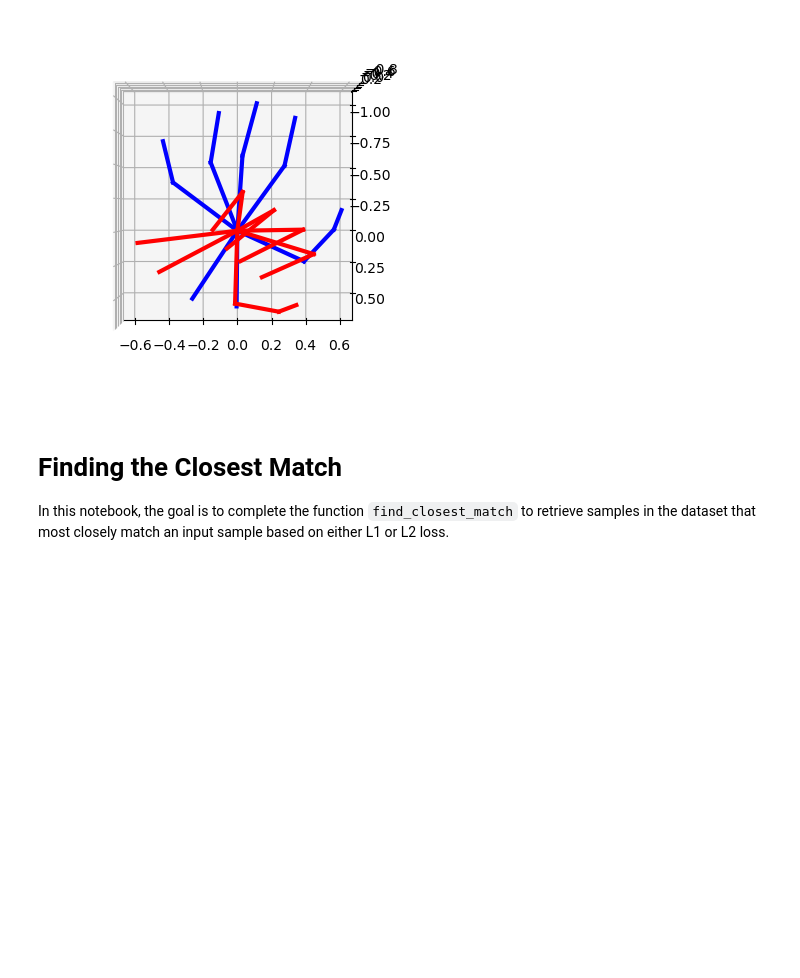
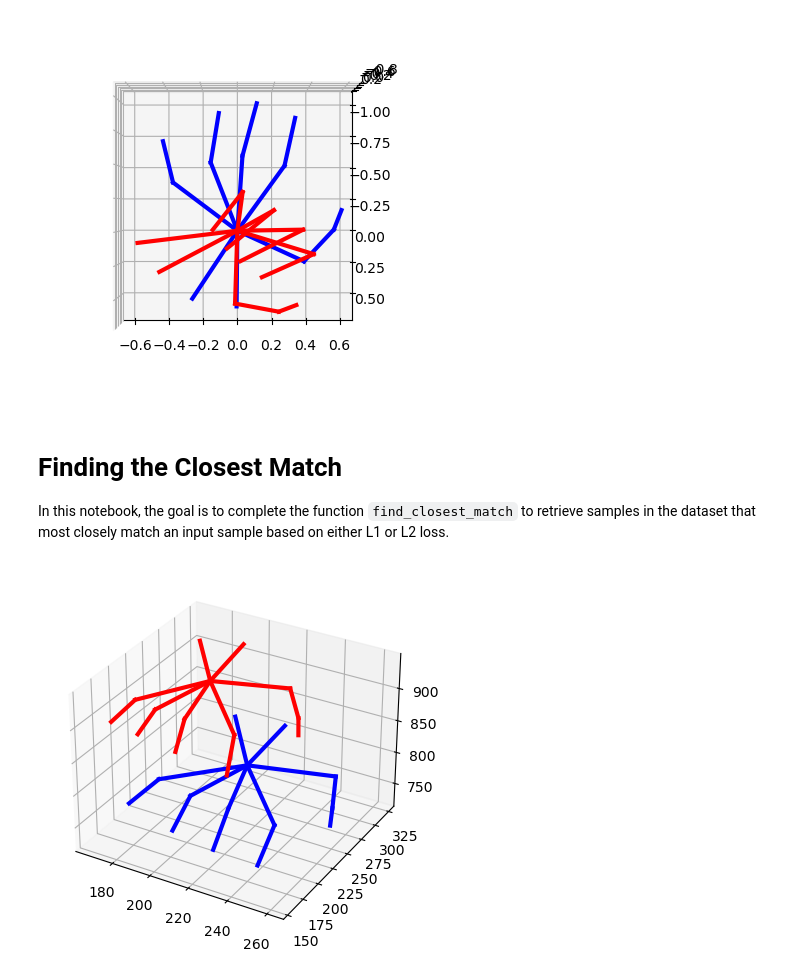
Before and after one commit to rm206/cse3380, a Jupyter notebook: assignment5/Hand_Pose_Search.ipynb, the cells around one changed output. Drawn from its saved outputs; the diff is of its cells as text; code cells hidden in the pictures; blank space fills up the shorter version.

```diff
--- a/assignment5/Hand_Pose_Search.ipynb
+++ b/assignment5/Hand_Pose_Search.ipynb
@@ -95,21 +95,38 @@ plot_hands3d(ax1, x2_norm, 'r')
 # Finding the Closest Match
 
 In this notebook, the goal is to complete the function `find_closest_match` to retrieve samples in the dataset that most closely match an input sample based on either L1 or L2 loss.
+# %%
+def computeL1Loss(u : np.array, v : np.array) -> np.array:
+    return np.sum(np.abs(u-v))
+
+def computeL2Loss(u : np.array, v : np.array) -> np.array:
+    return np.sum(np.dot(u-v, (u-v).T))
 # %%
 def find_closest_match(x, dataset, loss_fn):
     """Searches the `dataset` for the sample that has the lowest
     error as compared with `loss_fn`.
     """
     # TODO: Implement a search based on the lowest loss as given by `loss_fn`
-    return dataset[0]
+    return_index = 1
+    normalized_x = normalize_hand(x)
+    curr_lowest_loss = loss_fn(normalized_x, normalize_hand(dataset[return_index]))
+    for index, datapoint in enumerate(dataset):
+        curr_loss = loss_fn(normalized_x, normalize_hand(datapoint))
+        if curr_loss < curr_lowest_loss:
+            return_index = index
+            curr_lowest_loss = curr_loss
+
+    return dataset[return_index]
 # %%
 # Search for the closest match
-input_idx = 0
+input_idx = 50
 input_sample = test_dataset[input_idx]
-match = find_closest_match(input_sample)
+match = find_closest_match(input_sample, train_dataset, computeL1Loss)
 
 # Visualize Results
 fig = plt.figure()
 ax = fig.add_subplot(111, projection='3d')
 plot_hands3d(ax, input_sample, 'b')
 plot_hands3d(ax, match, 'r')
+# %% [output]
+[figure, added]
```
Also changed, not shown: parts of 1 cell of this notebook, 1 other file.
